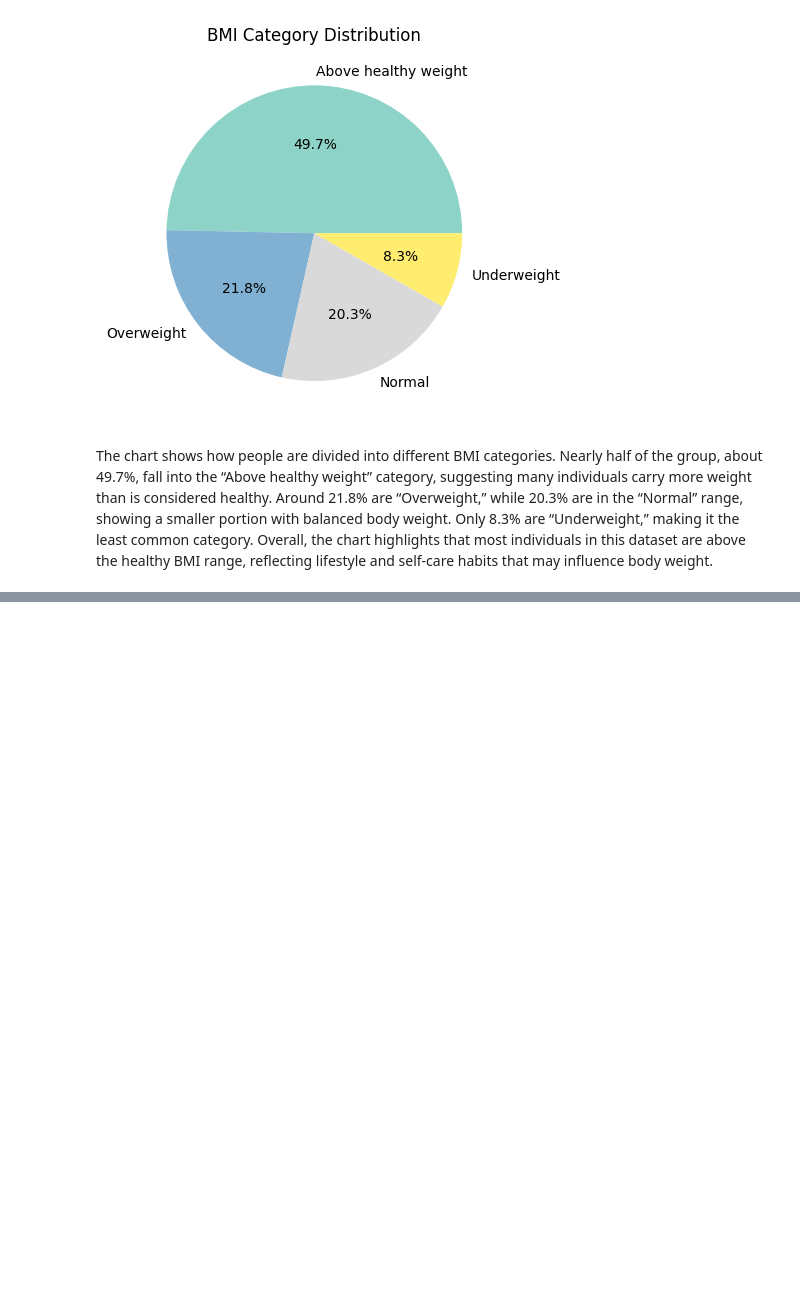
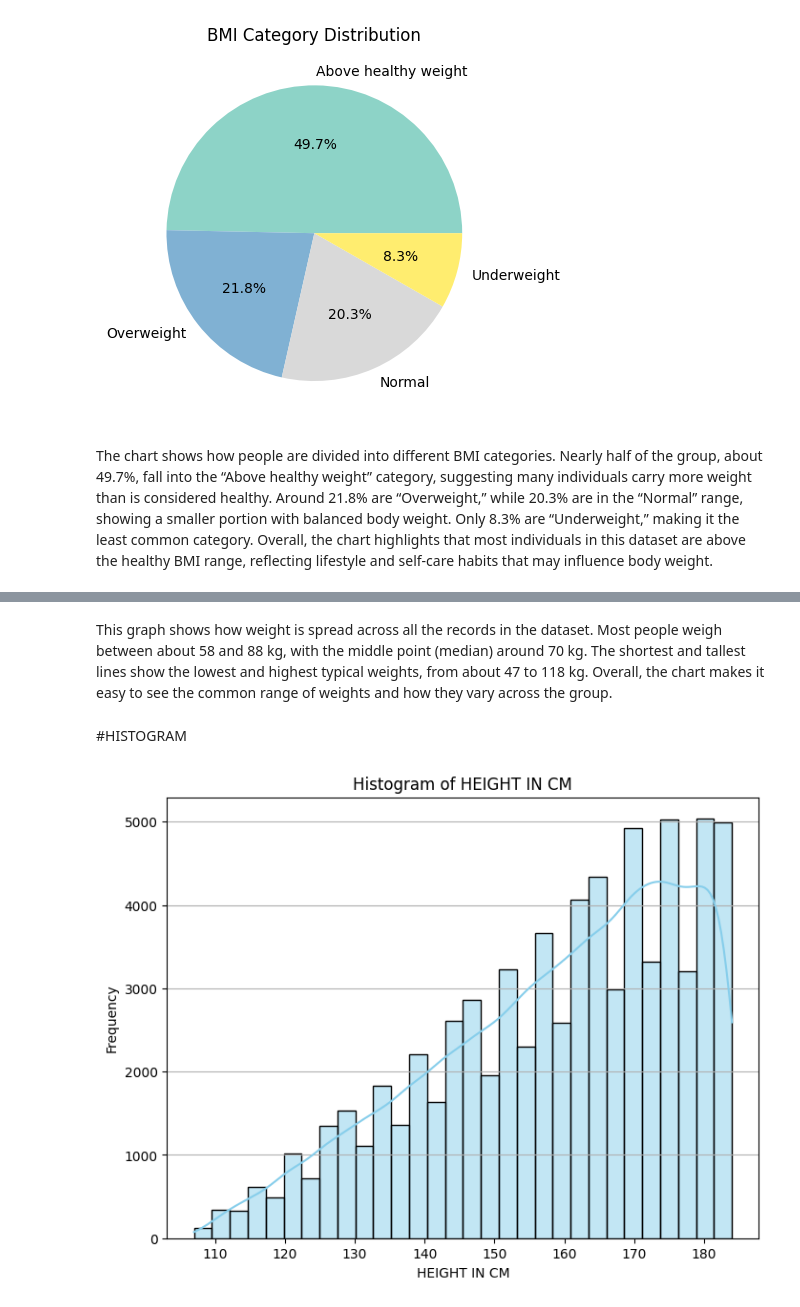
Before and after one commit to Dr-bijay-neupane/code-repository, a Jupyter notebook: fundamental of datascience/Assignment.ipynb, the cells around one changed output, grey strips where cells are left out. Saved outputs shown, nothing was run; the diff lists cells and outputs as text; code cells hidden in the pictures; blank space fills up the shorter version.

```diff
--- a/fundamental of datascience/Assignment.ipynb
+++ b/fundamental of datascience/Assignment.ipynb
@@ -90,0 +105,17 @@ The chart shows how people are divided into different BMI categories. Nearly hal
+# %% [markdown]
+This graph shows how weight is spread across all the records in the dataset. Most people weigh between about 58 and 88 kg, with the middle point (median) around 70 kg. The shortest and tallest lines show the lowest and highest typical weights, from about 47 to 118 kg. Overall, the chart makes it easy to see the common range of weights and how they vary across the group.
+# %% [markdown]
+#HISTOGRAM
+# %%
+
+# Example: Histogram of BMI
+plt.figure(figsize=(8,6))
+sns.histplot(df["heightCm"], bins=30, kde=True, color="skyblue")
+
+plt.title("Histogram of HEIGHT IN CM")
+plt.xlabel("HEIGHT IN CM")
+plt.ylabel("Frequency")
+plt.grid(axis="y")
+plt.show()
+# %% [output]
+[figure, added]
```
Also changed, not shown: parts of 7 cells of this notebook.
